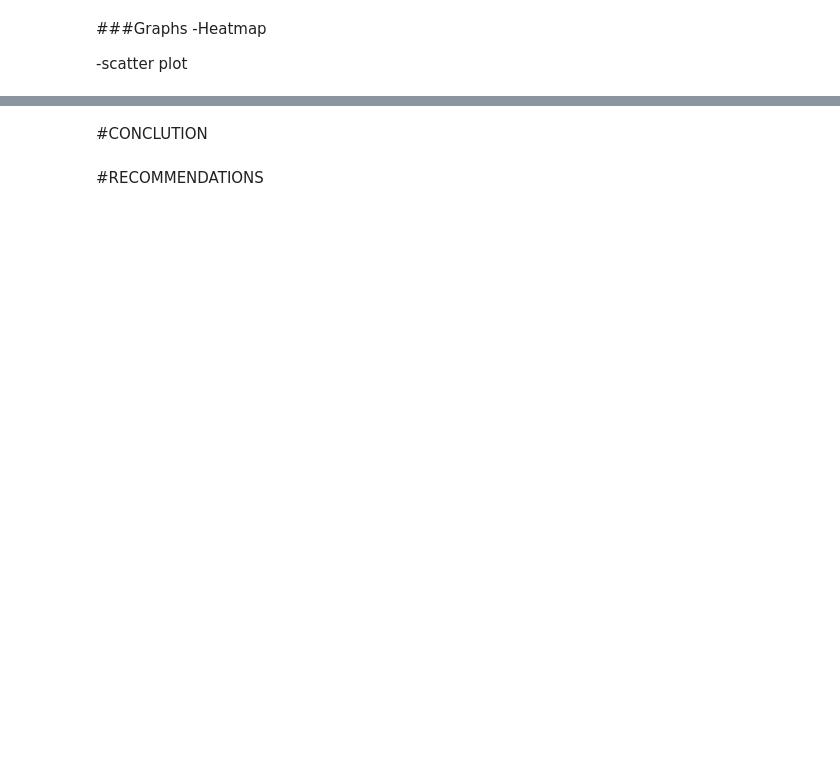
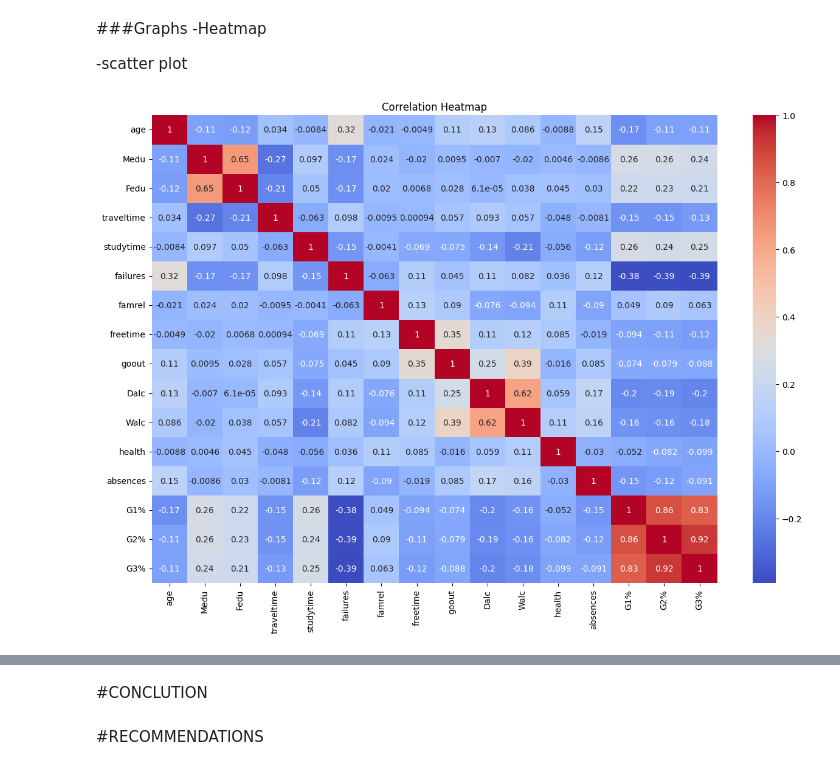
Before and after one commit to kaula12/Kenyan_Music_Artist, a Jupyter notebook: student_performance.ipynb, the cells around one changed output, grey strips where cells are left out. Saved outputs shown, nothing was run; the diff lists cells and outputs as text; code cells hidden in the pictures; blank space fills up the shorter version.

```diff
--- a/student_performance.ipynb
+++ b/student_performance.ipynb
@@ -396,3 +441,11 @@ dtype: float64
 -Heatmap
 
 -scatter plot
+# %%
+#Heatmap
+plt.figure(figsize=(15, 10))
+sns.heatmap(final.select_dtypes(include=np.number).corr(), annot=True, cmap='coolwarm')
+plt.title('Correlation Heatmap')
+plt.show()
+# %% [output]
+[figure, added]
```
Also changed, not shown: parts of 5 cells of this notebook.
